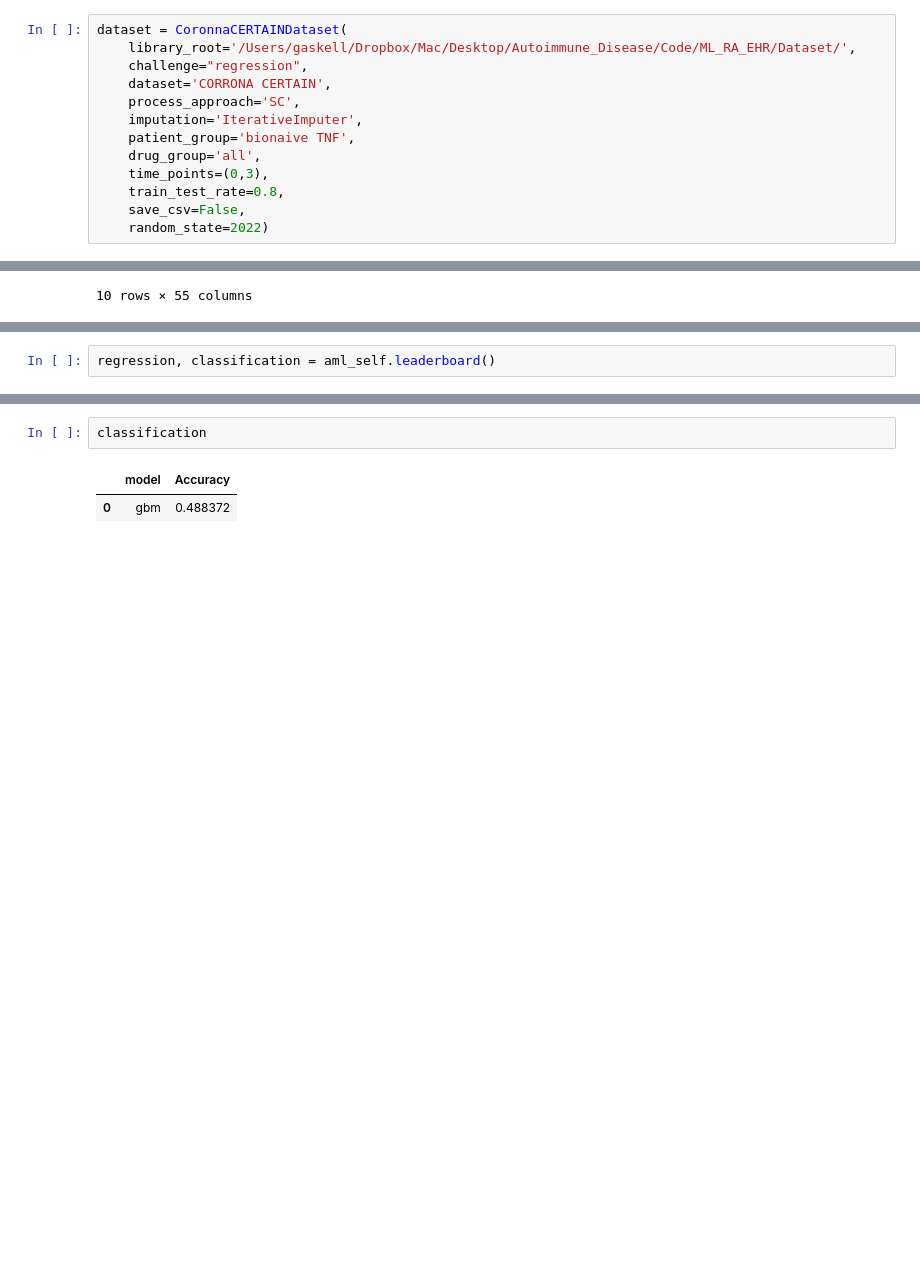
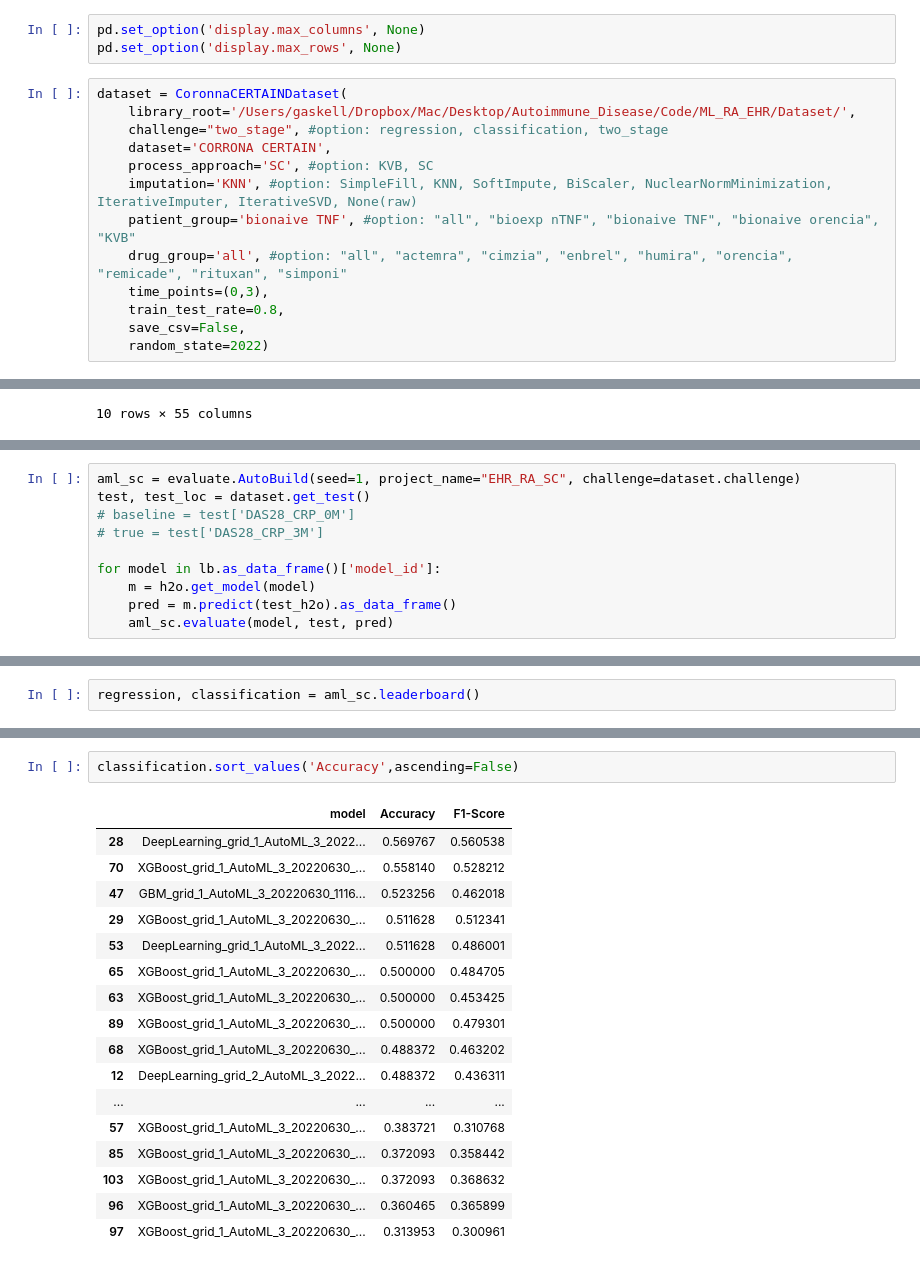
Before and after one commit to Gaskell-1206/Ensemble_DRP, a Jupyter notebook: ModelModule/H2O.ipynb, the cells around one changed output, grey strips where cells are left out. Saved outputs shown, nothing was run; the diff lists cells and outputs as text; blank space fills up the shorter version.

```diff
--- a/ModelModule/H2O.ipynb
+++ b/ModelModule/H2O.ipynb
@@ -9,15 +9,18 @@ sys.path.insert(0, '..')
 from DataModule.Data_Preparation import CoronnaCERTAINDataset
 import evaluate
 pd.options.mode.chained_assignment = None
+# %%
+pd.set_option('display.max_columns', None)
+pd.set_option('display.max_rows', None)
 # %%
 dataset = CoronnaCERTAINDataset(
     library_root='/Users/gaskell/Dropbox/Mac/Desktop/Autoimmune_Disease/Code/ML_RA_EHR/Dataset/',
-    challenge="regression",
+    challenge="two_stage", #option: regression, classification, two_stage
     dataset='CORRONA CERTAIN',
-    process_approach='SC',
-    imputation='IterativeImputer',
-    patient_group='bionaive TNF',
-    drug_group='all',
+    process_approach='SC', #option: KVB, SC
+    imputation='KNN', #option: SimpleFill, KNN, SoftImpute, BiScaler, NuclearNormMinimization, IterativeImputer, IterativeSVD, None(raw)
+    patient_group='bionaive TNF', #option: "all", "bioexp nTNF", "bionaive TNF", "bionaive orencia", "KVB"
+    drug_group='all', #option: "all", "actemra", "cimzia", "enbrel", "humira", "orencia", "remicade", "rituxan", "simponi"
     time_points=(0,3),
     train_test_rate=0.8,
     save_csv=False,
@@ -137,0 +143,10 @@ deeplearning prediction progress: |███████████████
+# %%
+aml_sc = evaluate.AutoBuild(seed=1, project_name="EHR_RA_SC", challenge=dataset.challenge)
+test, test_loc = dataset.get_test()
+# baseline = test['DAS28_CRP_0M']
+# true = test['DAS28_CRP_3M']
+
+for model in lb.as_data_frame()['model_id']:
+    m = h2o.get_model(model)
+    pred = m.predict(test_h2o).as_data_frame()
+    aml_sc.evaluate(model, test, pred)
@@ -150,5 +180,5 @@ aml_self.evaluate("gbm", baseline, true, pred)
 # %%
-regression, classification = aml_self.leaderboard()
+regression, classification = aml_sc.leaderboard()
 # %%
 regression
 # %% [output]
@@ -157,6 +202,21 @@ regression
 # %%
-classification
+classification.sort_values('Accuracy',ascending=False)
 # %% [output]
-|  | model | Accuracy |
-| 0 | gbm | 0.488372 |
+|  | model | Accuracy | F1-Score |
+| 28 | DeepLearning_grid_1_AutoML_3_2022... | 0.569767 | 0.560538 |
+| 70 | XGBoost_grid_1_AutoML_3_20220630_... | 0.558140 | 0.528212 |
+| 47 | GBM_grid_1_AutoML_3_20220630_1116... | 0.523256 | 0.462018 |
+| 29 | XGBoost_grid_1_AutoML_3_20220630_... | 0.511628 | 0.512341 |
+| 53 | DeepLearning_grid_1_AutoML_3_2022... | 0.511628 | 0.486001 |
+| 65 | XGBoost_grid_1_AutoML_3_20220630_... | 0.500000 | 0.484705 |
+| 63 | XGBoost_grid_1_AutoML_3_20220630_... | 0.500000 | 0.453425 |
+| 89 | XGBoost_grid_1_AutoML_3_20220630_... | 0.500000 | 0.479301 |
+| 68 | XGBoost_grid_1_AutoML_3_20220630_... | 0.488372 | 0.463202 |
+| 12 | DeepLearning_grid_2_AutoML_3_2022... | 0.488372 | 0.436311 |
+| ... | ... | ... | ... |
+| 57 | XGBoost_grid_1_AutoML_3_20220630_... | 0.383721 | 0.310768 |
+| 85 | XGBoost_grid_1_AutoML_3_20220630_... | 0.372093 | 0.358442 |
+| 103 | XGBoost_grid_1_AutoML_3_20220630_... | 0.372093 | 0.368632 |
+| 96 | XGBoost_grid_1_AutoML_3_20220630_... | 0.360465 | 0.365899 |
+| 97 | XGBoost_grid_1_AutoML_3_20220630_... | 0.313953 | 0.300961 |
 # %%
```
Also changed, not shown: parts of 12 cells of this notebook, 2 other files.
